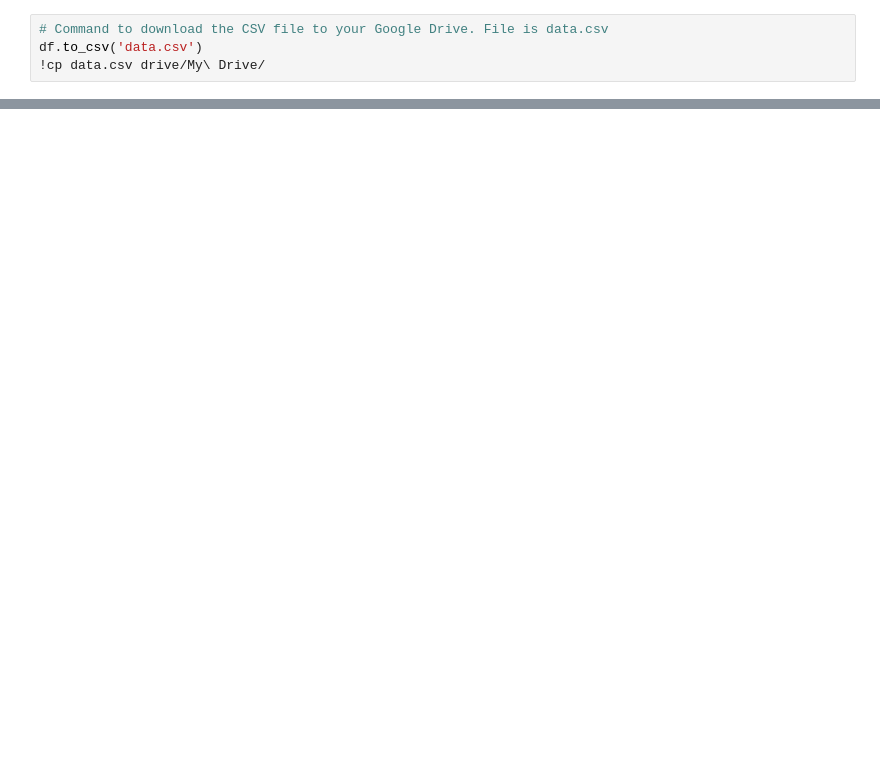
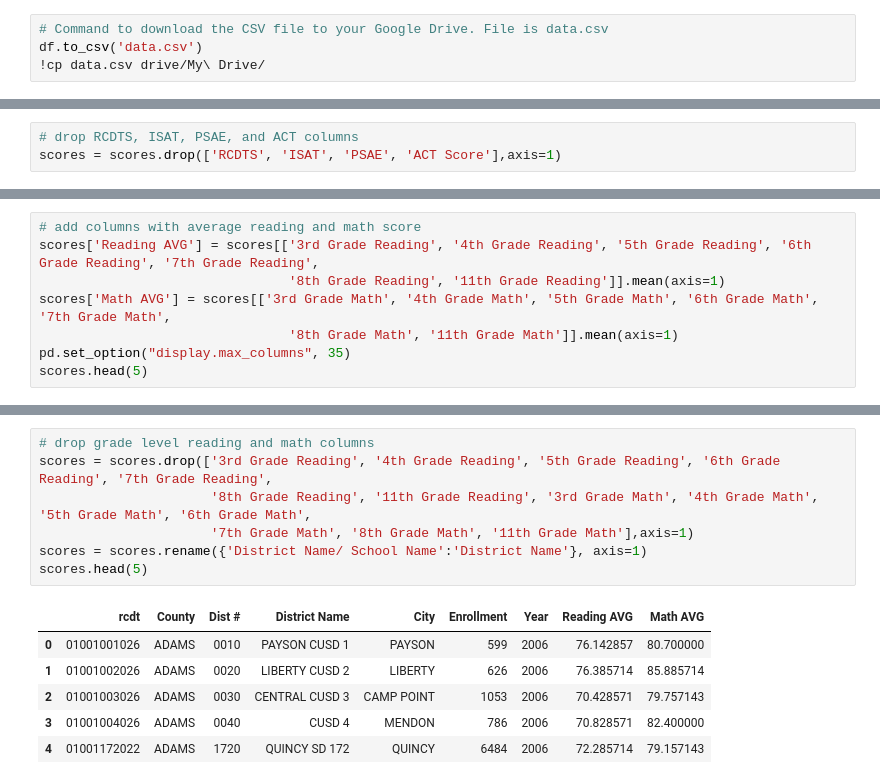
Before and after one commit to spanman888/DSC672_Teacher_Salary, a Jupyter notebook: Capstone_Teacher_Salary.ipynb, the cells around one changed output, grey strips where cells are left out. Saved outputs shown, nothing was run; the diff lists cells and outputs as text; blank space fills up the shorter version.

```diff
--- a/Capstone_Teacher_Salary.ipynb
+++ b/Capstone_Teacher_Salary.ipynb
@@ -287,0 +294,3 @@ df.to_csv('data.csv')
+# %%
+# drop RCDTS, ISAT, PSAE, and ACT columns
+scores = scores.drop(['RCDTS', 'ISAT', 'PSAE', 'ACT Score'],axis=1)
@@ -287,0 +321,8 @@ df.to_csv('data.csv')
+# %%
+# add columns with average reading and math score
+scores['Reading AVG'] = scores[['3rd Grade Reading', '4th Grade Reading', '5th Grade Reading', '6th Grade Reading', '7th Grade Reading',
+                                '8th Grade Reading', '11th Grade Reading']].mean(axis=1)
+scores['Math AVG'] = scores[['3rd Grade Math', '4th Grade Math', '5th Grade Math', '6th Grade Math', '7th Grade Math',
+                                '8th Grade Math', '11th Grade Math']].mean(axis=1)
+pd.set_option("display.max_columns", 35)
+scores.head(5)
@@ -287,0 +336,14 @@ df.to_csv('data.csv')
+# %%
+# drop grade level reading and math columns
+scores = scores.drop(['3rd Grade Reading', '4th Grade Reading', '5th Grade Reading', '6th Grade Reading', '7th Grade Reading',
+                      '8th Grade Reading', '11th Grade Reading', '3rd Grade Math', '4th Grade Math', '5th Grade Math', '6th Grade Math',
+                      '7th Grade Math', '8th Grade Math', '11th Grade Math'],axis=1)
+scores = scores.rename({'District Name/ School Name':'District Name'}, axis=1)
+scores.head(5)
+# %% [output]
+|  | rcdt | County | Dist # | District Name | City | Enrollment | Year | Reading AVG | Math AVG |
+| 0 | 01001001026 | ADAMS | 0010 | PAYSON CUSD 1 | PAYSON | 599 | 2006 | 76.142857 | 80.700000 |
+| 1 | 01001002026 | ADAMS | 0020 | LIBERTY CUSD 2 | LIBERTY | 626 | 2006 | 76.385714 | 85.885714 |
+| 2 | 01001003026 | ADAMS | 0030 | CENTRAL CUSD 3 | CAMP POINT | 1053 | 2006 | 70.428571 | 79.757143 |
+| 3 | 01001004026 | ADAMS | 0040 | CUSD 4 | MENDON | 786 | 2006 | 70.828571 | 82.400000 |
+| 4 | 01001172022 | ADAMS | 1720 | QUINCY SD 172 | QUINCY | 6484 | 2006 | 72.285714 | 79.157143 |
```
Also changed, not shown: parts of 40 cells of this notebook.
